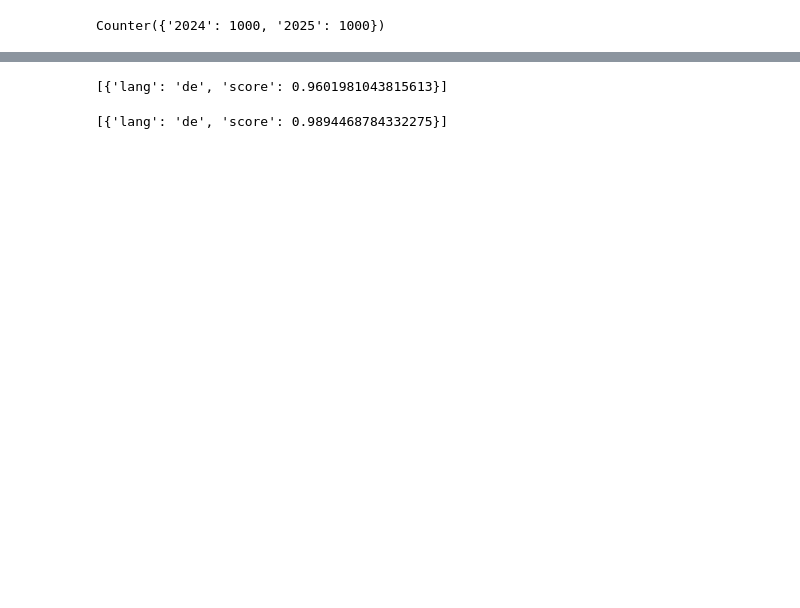
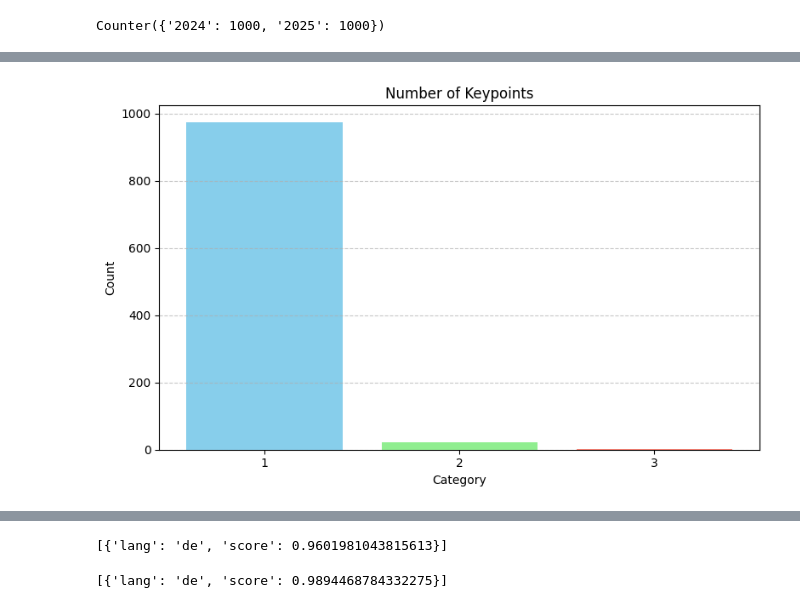
Before and after one commit to Hozaifa-Bhutta/IRB, a Jupyter notebook: analysis/statistics.ipynb, the cells around one changed output, grey strips where cells are left out. Drawn from its saved outputs; the diff is of its cells as text; code cells hidden in the pictures; blank space fills up the shorter version.

```diff
--- a/analysis/statistics.ipynb
+++ b/analysis/statistics.ipynb
@@ -67,0 +123,43 @@ lang_counter["en"], sum([v for k,v in lang_counter.items() if k != "en"])
+# %%
+keypoints_counter = Counter()
+numhop_counter = Counter()
+with open(os.path.join(input_folder, "step5", "attributes.jsonl")) as f:
+    for line in f:
+        jline = json.loads(line)
+        num_kp = jline["num_keypoints"]
+        numhop = jline["num_hops"]
+
+        keypoints_counter[str(num_kp)] += 1
+
+        numhop_counter[str(numhop)] += 1
+# %%
+import matplotlib.pyplot as plt
+from collections import Counter
+
+data_counter = keypoints_counter
+
+# Sort the items by count in descending order for a clearer plot
+sorted_items = sorted(data_counter.items(), key=lambda item: item[1], reverse=True)
+categories = [item[0] for item in sorted_items]
+counts = [item[1] for item in sorted_items]
+
+# Create the bar plot
+plt.figure(figsize=(8, 5)) # Set a reasonable figure size
+plt.bar(categories, counts, color=['skyblue', 'lightgreen', 'salmon', 'plum'])
+
+# Add labels and title
+plt.xlabel('Category')
+plt.ylabel('Count')
+plt.title('Number of Keypoints')
+
+# Add grid lines for better readability
+plt.grid(axis='y', linestyle='--', alpha=0.7)
+
+# Ensure labels fit well
+plt.tight_layout()
+
+
+# If you were running this interactively, you might use plt.show()
+plt.show()
+# %% [output]
+[figure, added]
```
Also changed, not shown: parts of 11 cells of this notebook, 22 other files.
